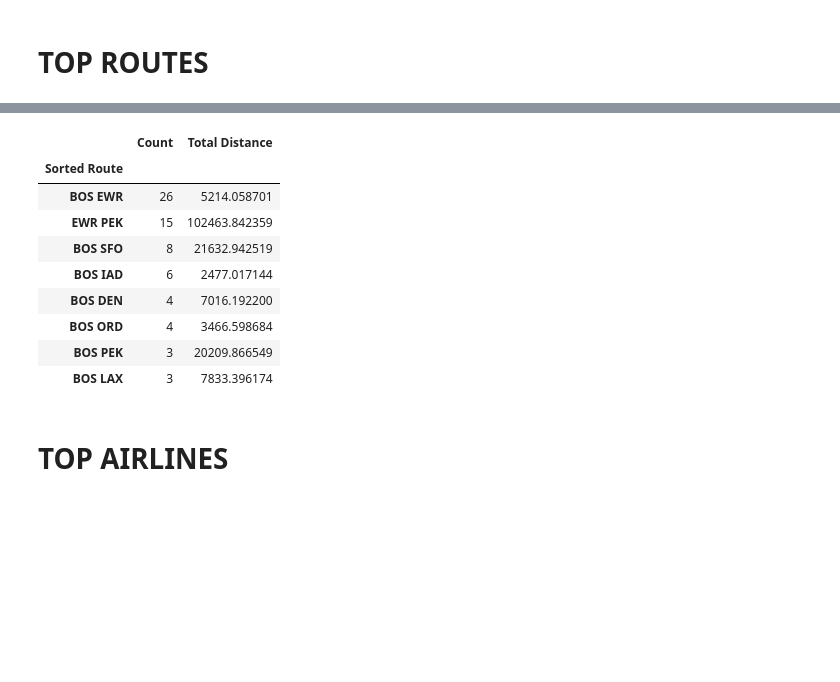
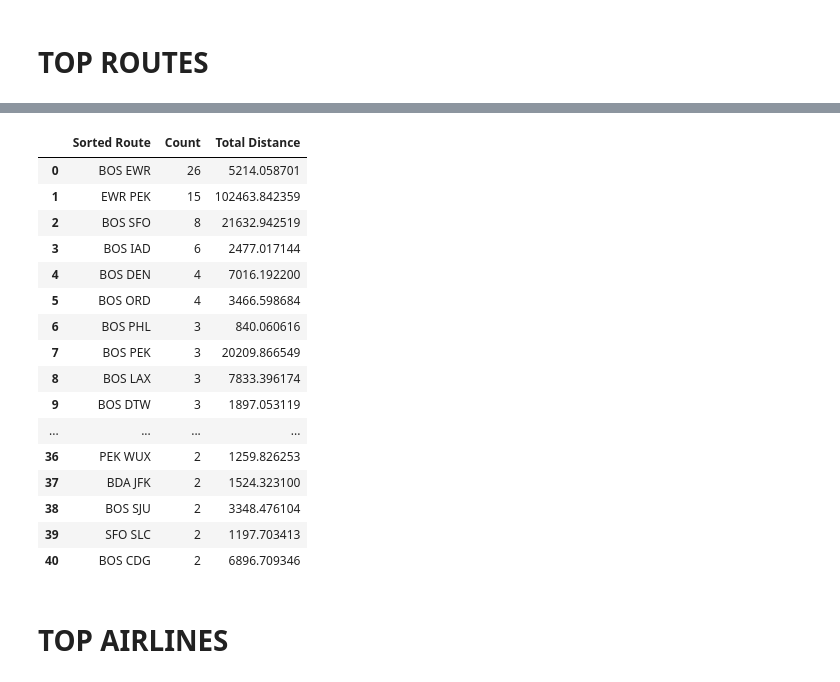
Before and after one commit to picrazy2/picrazy2.github.io, a Jupyter notebook: flightlog/flight log.ipynb, the cells around one changed output, grey strips where cells are left out. Cells and saved outputs as stored; diff of their text form; code cells hidden in the pictures; blank space fills up the shorter version.

```diff
--- a/flightlog/flight log.ipynb
+++ b/flightlog/flight log.ipynb
@@ -287,19 +287,26 @@ routes.head(10)
 # %%
 df['Sorted Route'] = df.apply(lambda row: str(sorted([row['Dep Airport'], row['Arr Airport']])[0]) + ' ' + str(sorted([row['Dep Airport'], row['Arr Airport']])[1]), axis=1)
 routes_sorted = df.groupby('Sorted Route').agg({'Date': 'count', 'Distance': sum}).sort_values(by='Date', ascending=False)
 routes_sorted.columns = ['Count', 'Total Distance']
-routes_sorted.head(8)
+routes_sorted[routes_sorted['Count'] >=2].reset_index()
 # %% [output]
-|  | Count | Total Distance |
-| Sorted Route |  |  |
-| BOS EWR | 26 | 5214.058701 |
-| EWR PEK | 15 | 102463.842359 |
-| BOS SFO | 8 | 21632.942519 |
-| BOS IAD | 6 | 2477.017144 |
-| BOS DEN | 4 | 7016.192200 |
-| BOS ORD | 4 | 3466.598684 |
-| BOS PEK | 3 | 20209.866549 |
-| BOS LAX | 3 | 7833.396174 |
+|  | Sorted Route | Count | Total Distance |
+| 0 | BOS EWR | 26 | 5214.058701 |
+| 1 | EWR PEK | 15 | 102463.842359 |
+| 2 | BOS SFO | 8 | 21632.942519 |
+| 3 | BOS IAD | 6 | 2477.017144 |
+| 4 | BOS DEN | 4 | 7016.192200 |
+| 5 | BOS ORD | 4 | 3466.598684 |
+| 6 | BOS PHL | 3 | 840.060616 |
+| 7 | BOS PEK | 3 | 20209.866549 |
+| 8 | BOS LAX | 3 | 7833.396174 |
+| 9 | BOS DTW | 3 | 1897.053119 |
+| ... | ... | ... | ... |
+| 36 | PEK WUX | 2 | 1259.826253 |
+| 37 | BDA JFK | 2 | 1524.323100 |
+| 38 | BOS SJU | 2 | 3348.476104 |
+| 39 | SFO SLC | 2 | 1197.703413 |
+| 40 | BOS CDG | 2 | 6896.709346 |
 # %% [markdown]
 # TOP AIRLINES
 # %%
```
Also changed, not shown: parts of 26 cells of this notebook, 23 other files.
